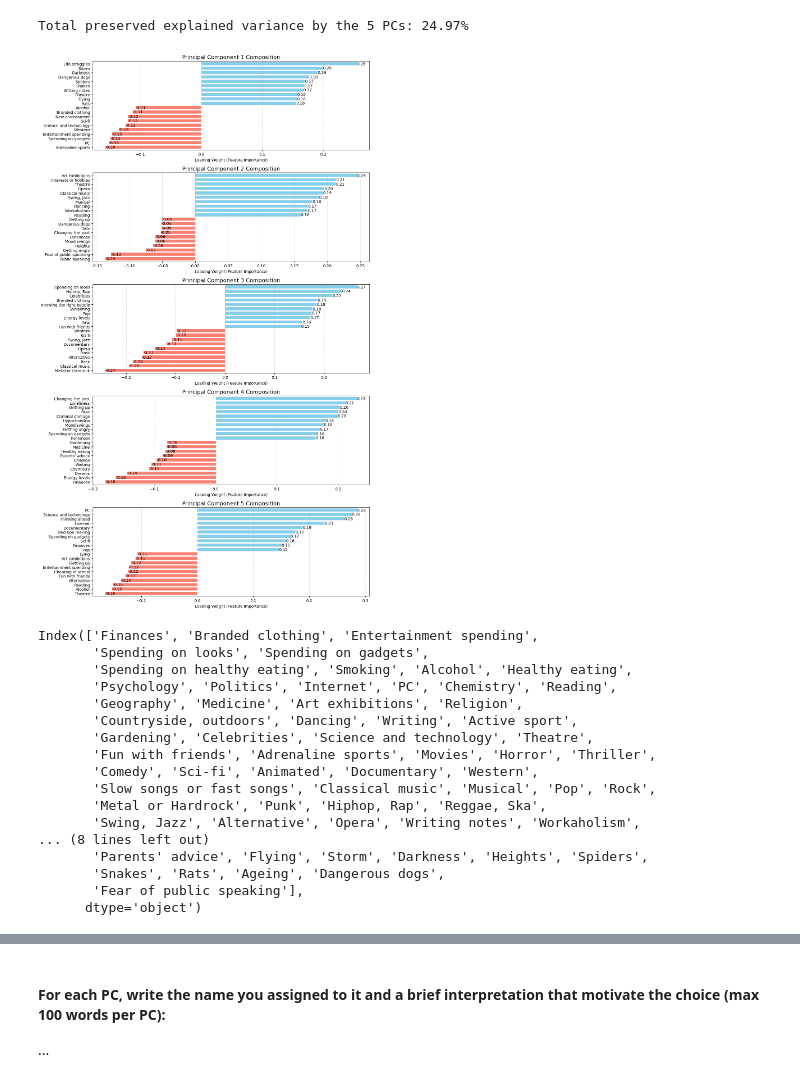
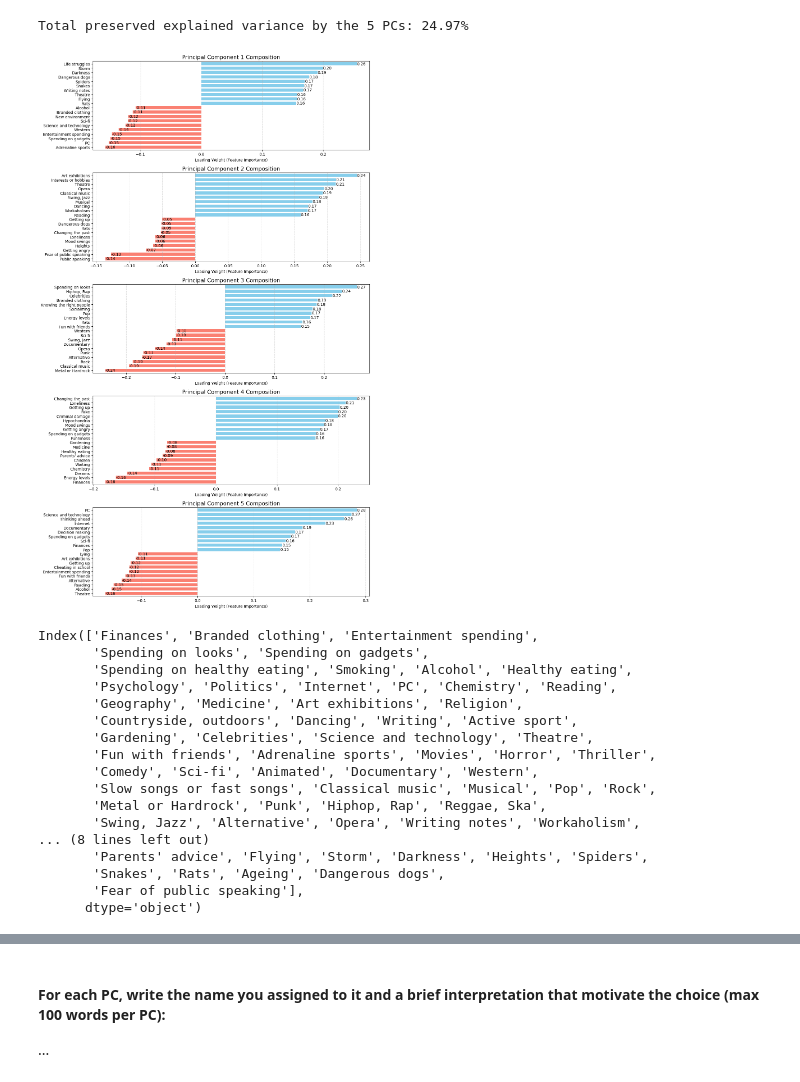
Before and after one commit to leonardopassafiume/PCA_Analysis, a Jupyter notebook: HWpca_Baiocchi_Passafiume.ipynb, the cells around one changed output, grey strips where cells are left out. Cells and saved outputs as stored; diff of their text form; code cells hidden in the pictures.

```diff
--- a/HWpca_Baiocchi_Passafiume.ipynb
+++ b/HWpca_Baiocchi_Passafiume.ipynb
@@ -440,7 +440,7 @@ Total preserved explained variance by the 5 PCs: 24.97%
 # %%
 # 3. Visualize all the PCs as barplots and give an
 # interpretation and a name to them, **motivating your choices**.
-pcs = pca_pp.components_[:m]
+pcs = pca_reduced.components_[:m]
 feature_names = responses_ft_pp.columns
 
 def plot_pcs(pcs, features, m):
@@ -455,34 +455,34 @@ def plot_pcs(pcs, features, m):
 
         # Sort to find the most influential features
         sorted_loadings = pc_loadings.sort_values()
         top_negative = sorted_loadings.head(m+5)
         top_positive = sorted_loadings.tail(m+5)
 
         # Combine them for plotting
         top_features = pd.concat([top_negative, top_positive])
 
         # Color coding: Red for negative, Blue for positive
         colors = ['salmon' if x < 0 else 'skyblue' for x in top_features.values]
 
         # Plot
         ax = axes[i]
         top_features.plot(kind='barh', ax=ax, color=colors, width=0.7)
         ax.set_title(f'Principal Component {i+1} Composition', fontsize=14)
         ax.set_xlabel('Loading Weight (Feature Importance)')
         ax.grid(axis='x', linestyle='--', alpha=0.5)
 
         # Add values to the bars for clarity
         for index, value in enumerate(top_features.values):
             ax.text(value, index, f'{value:.2f}', va='center')
 
     plt.tight_layout()
     plt.show()
 
 # 3. Run the visualization
 plot_pcs(pcs, feature_names, m)
 print(feature_names)
 # %% [output]
-[figure, old version]
+[figure, new version]
 Index(['Finances', 'Branded clothing', 'Entertainment spending',
        'Spending on looks', 'Spending on gadgets',
        'Spending on healthy eating', 'Smoking', 'Alcohol', 'Healthy eating',
```
Also changed, not shown: parts of 4 cells of this notebook.
